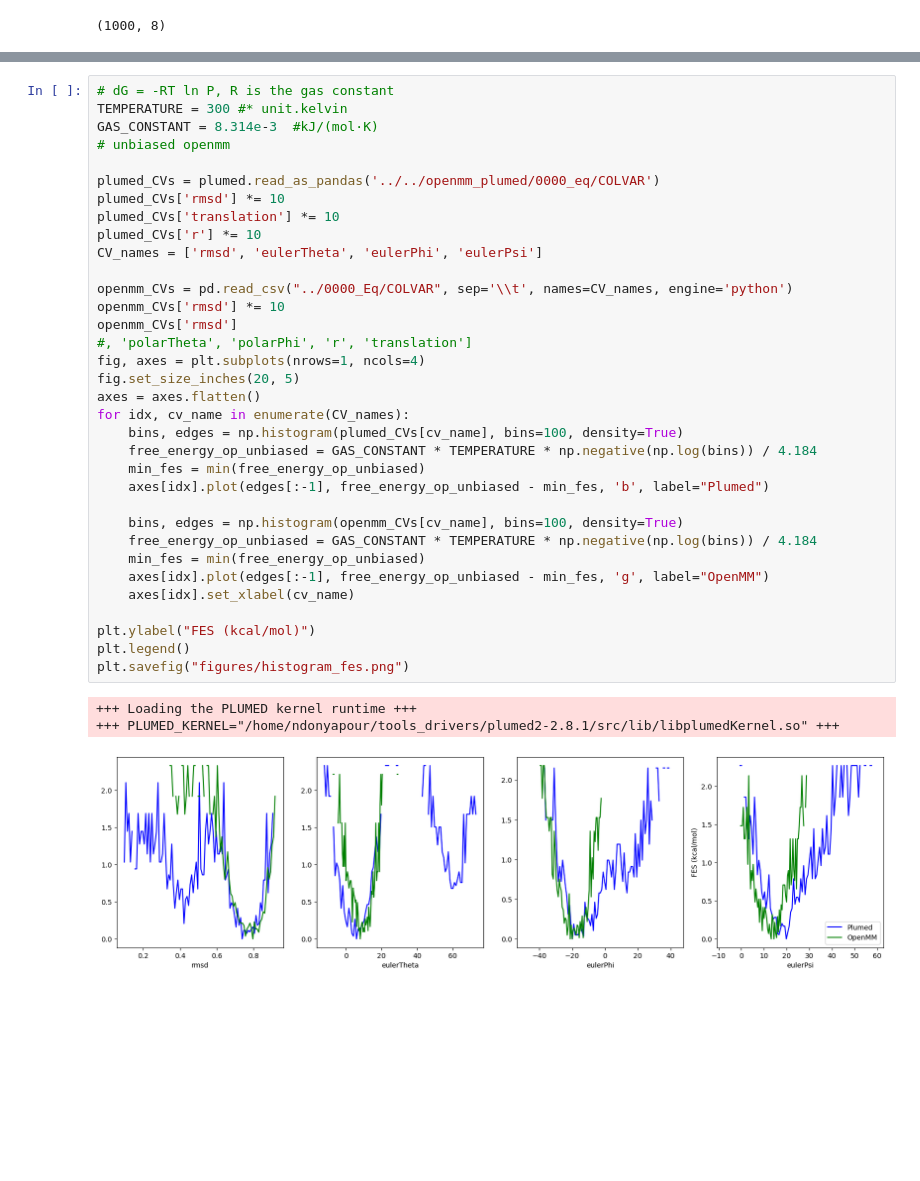
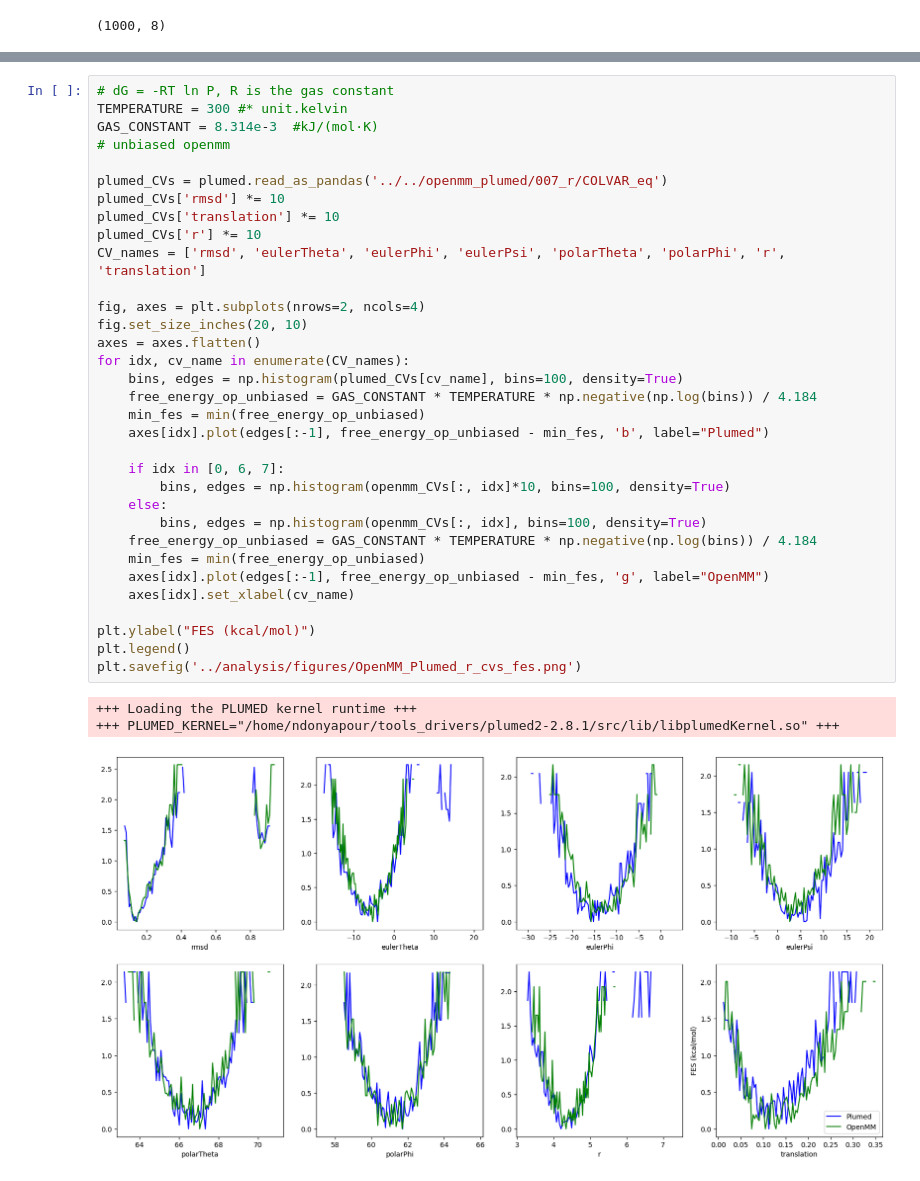
Before and after one commit to ndonyapour/BFEE2_OpenMM, a Jupyter notebook: openmm_plugin/analysis/colvars_r_eq_hist.ipynb, the cells around one changed output, grey strips where cells are left out. Saved outputs shown, nothing was run; the diff lists cells and outputs as text; blank space fills up the shorter version.

```diff
--- a/openmm_plugin/analysis/colvars_r_eq_hist.ipynb
+++ b/openmm_plugin/analysis/colvars_r_eq_hist.ipynb
@@ -70,38 +69,37 @@ plt.legend(loc="best")
 # %%
 # dG = -RT ln P, R is the gas constant
 TEMPERATURE = 300 #* unit.kelvin
 GAS_CONSTANT = 8.314e-3  #kJ/(mol·K)
 # unbiased openmm
 
-plumed_CVs = plumed.read_as_pandas('../../openmm_plumed/0000_eq/COLVAR')
+plumed_CVs = plumed.read_as_pandas('../../openmm_plumed/007_r/COLVAR_eq')
 plumed_CVs['rmsd'] *= 10
 plumed_CVs['translation'] *= 10
 plumed_CVs['r'] *= 10
-CV_names = ['rmsd', 'eulerTheta', 'eulerPhi', 'eulerPsi']
+CV_names = ['rmsd', 'eulerTheta', 'eulerPhi', 'eulerPsi', 'polarTheta', 'polarPhi', 'r', 'translation']
 
-openmm_CVs = pd.read_csv("../0000_Eq/COLVAR", sep='\\t', names=CV_names, engine='python')
-openmm_CVs['rmsd'] *= 10
-openmm_CVs['rmsd']
-#, 'polarTheta', 'polarPhi', 'r', 'translation']
-fig, axes = plt.subplots(nrows=1, ncols=4)
-fig.set_size_inches(20, 5)
+fig, axes = plt.subplots(nrows=2, ncols=4)
+fig.set_size_inches(20, 10)
 axes = axes.flatten()
 for idx, cv_name in enumerate(CV_names):
     bins, edges = np.histogram(plumed_CVs[cv_name], bins=100, density=True)
     free_energy_op_unbiased = GAS_CONSTANT * TEMPERATURE * np.negative(np.log(bins)) / 4.184
     min_fes = min(free_energy_op_unbiased)
     axes[idx].plot(edges[:-1], free_energy_op_unbiased - min_fes, 'b', label="Plumed")
 
-    bins, edges = np.histogram(openmm_CVs[cv_name], bins=100, density=True)
+    if idx in [0, 6, 7]:
+        bins, edges = np.histogram(openmm_CVs[:, idx]*10, bins=100, density=True)
+    else:
+        bins, edges = np.histogram(openmm_CVs[:, idx], bins=100, density=True)
     free_energy_op_unbiased = GAS_CONSTANT * TEMPERATURE * np.negative(np.log(bins)) / 4.184
     min_fes = min(free_energy_op_unbiased)
     axes[idx].plot(edges[:-1], free_energy_op_unbiased - min_fes, 'g', label="OpenMM")
     axes[idx].set_xlabel(cv_name)
 
 plt.ylabel("FES (kcal/mol)")
 plt.legend()
-plt.savefig("figures/histogram_fes.png")
+plt.savefig('../analysis/figures/OpenMM_Plumed_r_cvs_fes.png')
 # %% [output]
 +++ Loading the PLUMED kernel runtime +++
 +++ PLUMED_KERNEL="/home/ndonyapour/tools_drivers/plumed2-2.8.1/src/lib/libplumedKernel.so" +++
-[figure, old version]
+[figure, new version]
```
Also changed, not shown: parts of 2 cells of this notebook, 3 other files.
